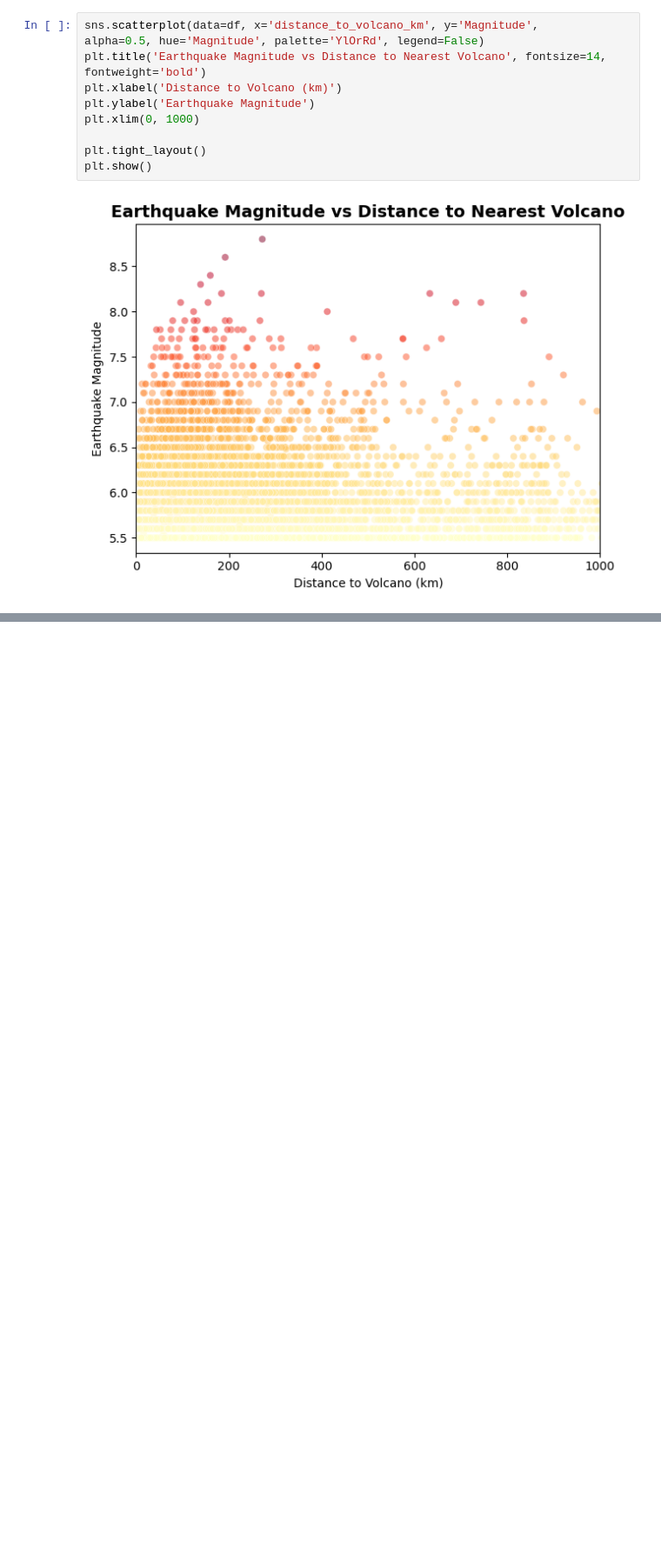
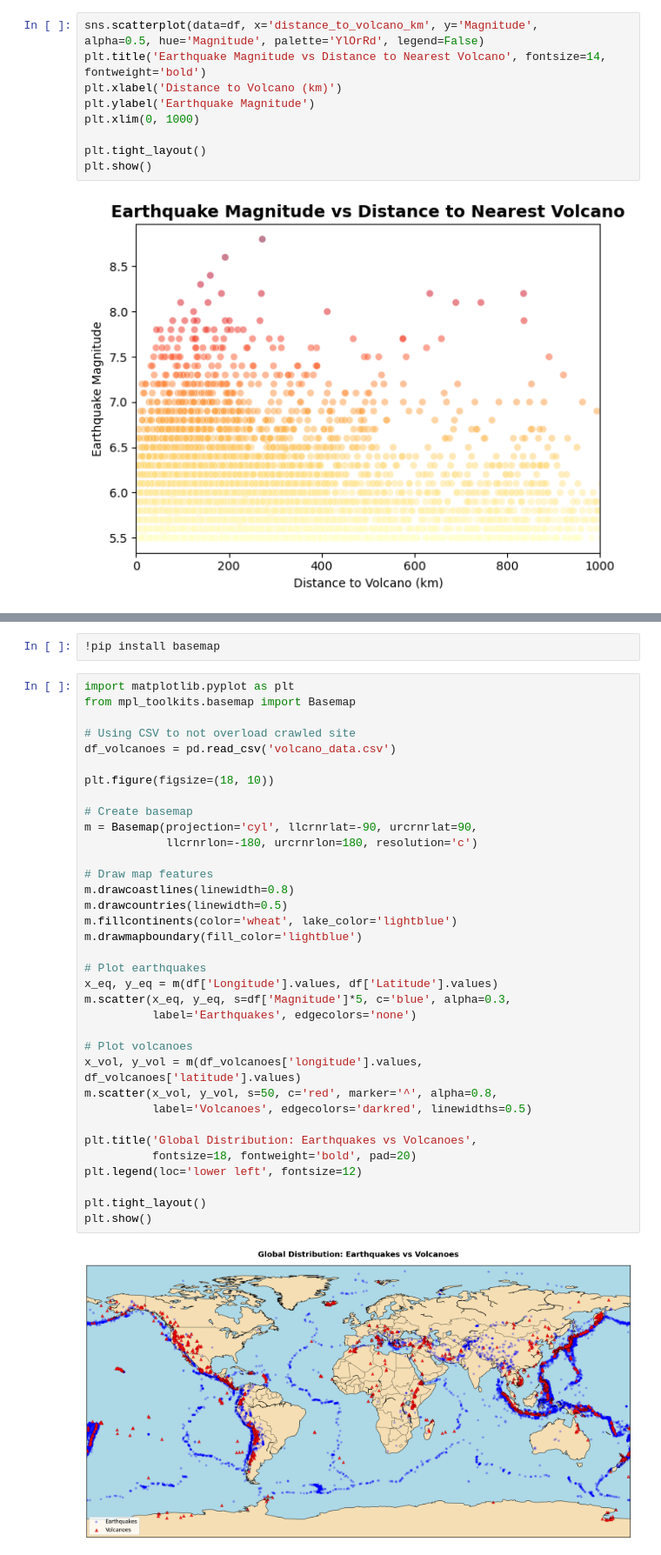
Before and after one commit to Djangss/Data-Acquisition-Project, a Jupyter notebook: Data-Acquisit.ipynb, the cells around one changed output, grey strips where cells are left out. Shown at 87% size. Cells and saved outputs as stored; diff of their text form; blank space fills up the shorter version.

```diff
--- a/Data-Acquisit.ipynb
+++ b/Data-Acquisit.ipynb
@@ -370,0 +471,39 @@ plt.show()
+# %%
+!pip install basemap
+# %%
+import matplotlib.pyplot as plt
+from mpl_toolkits.basemap import Basemap
+
+# Using CSV to not overload crawled site
+df_volcanoes = pd.read_csv('volcano_data.csv')
+
+plt.figure(figsize=(18, 10))
+
+# Create basemap
+m = Basemap(projection='cyl', llcrnrlat=-90, urcrnrlat=90,
+            llcrnrlon=-180, urcrnrlon=180, resolution='c')
+
+# Draw map features
+m.drawcoastlines(linewidth=0.8)
+m.drawcountries(linewidth=0.5)
+m.fillcontinents(color='wheat', lake_color='lightblue')
+m.drawmapboundary(fill_color='lightblue')
+
+# Plot earthquakes
+x_eq, y_eq = m(df['Longitude'].values, df['Latitude'].values)
+m.scatter(x_eq, y_eq, s=df['Magnitude']*5, c='blue', alpha=0.3,
+          label='Earthquakes', edgecolors='none')
+
+# Plot volcanoes
+x_vol, y_vol = m(df_volcanoes['longitude'].values, df_volcanoes['latitude'].values)
+m.scatter(x_vol, y_vol, s=50, c='red', marker='^', alpha=0.8,
+          label='Volcanoes', edgecolors='darkred', linewidths=0.5)
+
+plt.title('Global Distribution: Earthquakes vs Volcanoes',
+          fontsize=18, fontweight='bold', pad=20)
+plt.legend(loc='lower left', fontsize=12)
+
+plt.tight_layout()
+plt.show()
+# %% [output]
+[figure, added]
```
Also changed, not shown: parts of 25 cells of this notebook.
